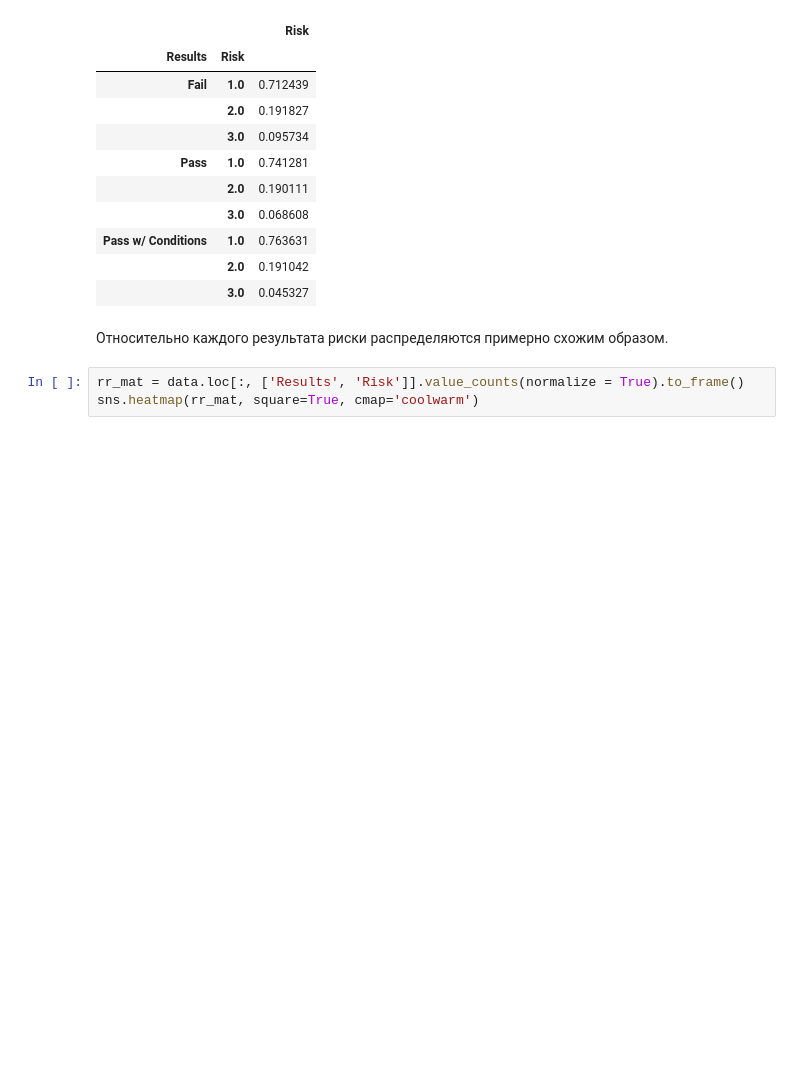
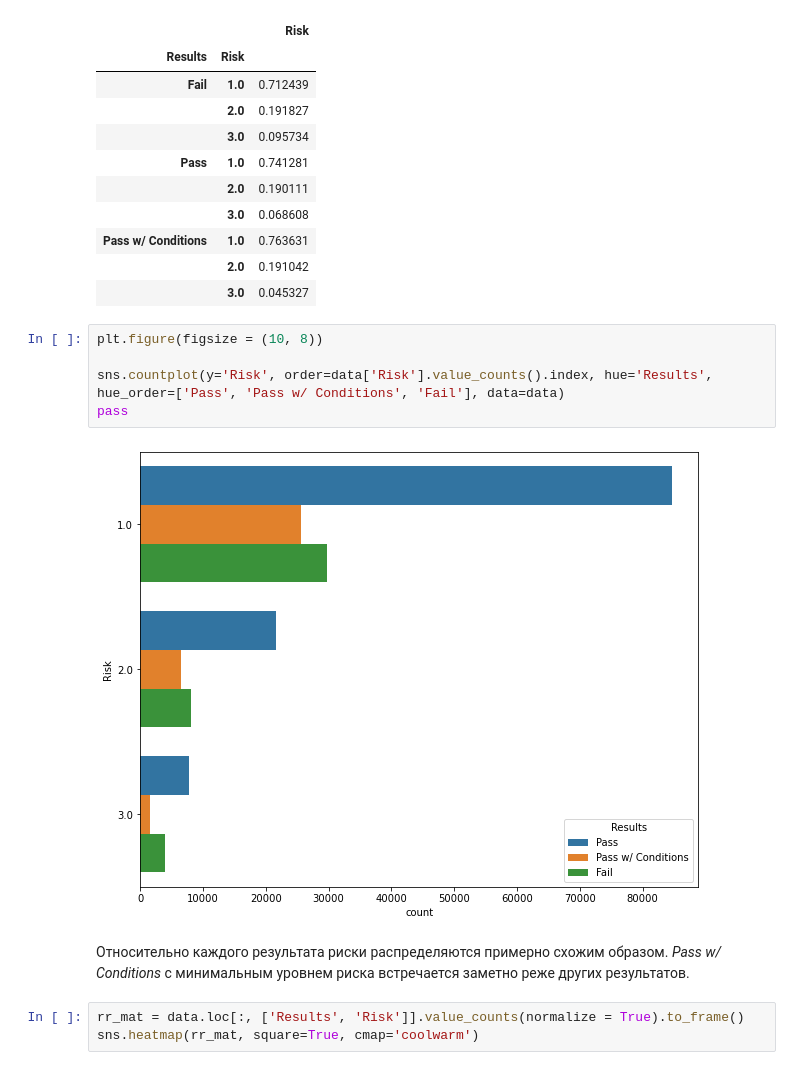
Before and after one commit to ChirkovRoman/unn-ml, a Jupyter notebook: Chicago food.ipynb, the cells around one changed output. Drawn from its saved outputs; the diff is of its cells as text; blank space fills up the shorter version.

```diff
--- a/Chicago food.ipynb
+++ b/Chicago food.ipynb
@@ -496,8 +485,15 @@ data.groupby('Results')['Risk'].value_counts(normalize = True).to_frame()
 | Pass w/ Conditions | 1.0 | 0.763631 |
 |  | 2.0 | 0.191042 |
 |  | 3.0 | 0.045327 |
+# %%
+plt.figure(figsize = (10, 8))
+
+sns.countplot(y='Risk', order=data['Risk'].value_counts().index, hue='Results', hue_order=['Pass', 'Pass w/ Conditions', 'Fail'], data=data)
+pass
+# %% [output]
+[figure, added]
 # %% [markdown]
-Относительно каждого результата риски распределяются примерно схожим образом.
+Относительно каждого результата риски распределяются примерно схожим образом. *Pass w/ Conditions* с минимальным уровнем риска встречается заметно реже других результатов.
 # %%
 rr_mat = data.loc[:, ['Results', 'Risk']].value_counts(normalize = True).to_frame()
 sns.heatmap(rr_mat, square=True, cmap='coolwarm')
```
Also changed, not shown: parts of 25 cells of this notebook.
